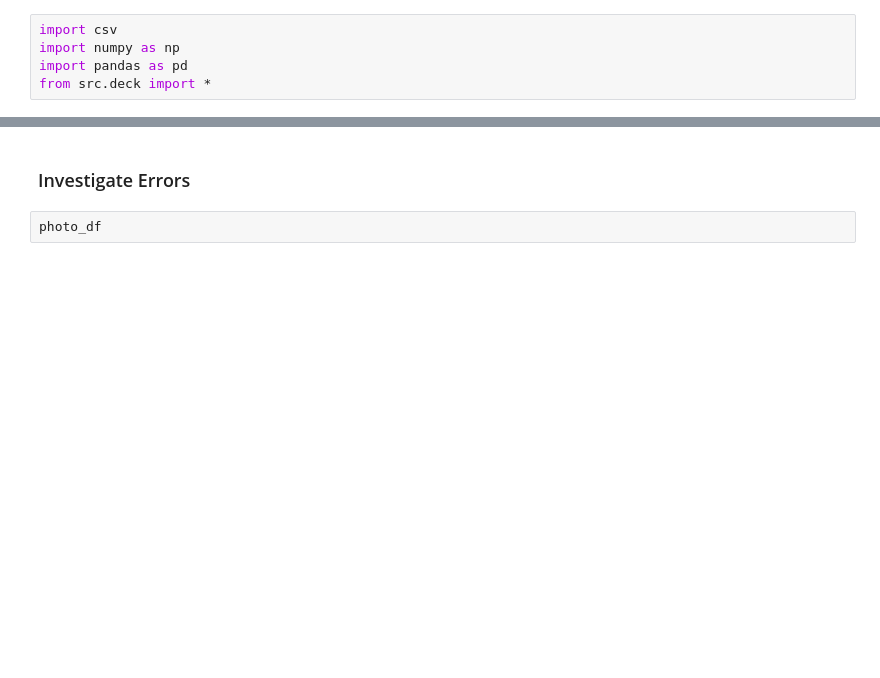
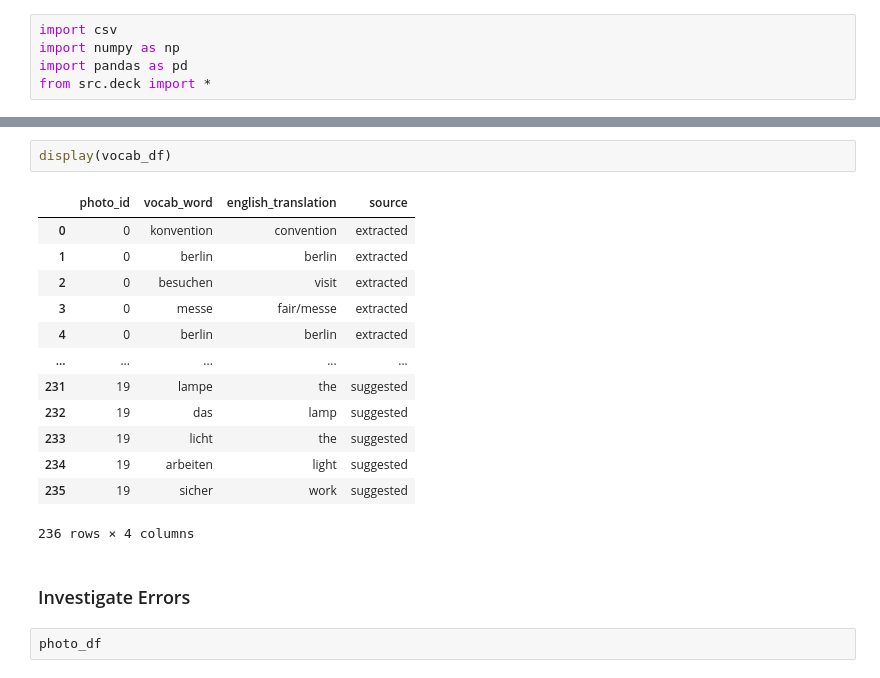
Before and after one commit to azeezabdikarim/visual-language-learning, a Jupyter notebook: notebooks/view_tables.ipynb, the cells around one changed output, grey strips where cells are left out. Saved outputs shown, nothing was run; the diff lists cells and outputs as text; blank space fills up the shorter version.

```diff
--- a/notebooks/view_tables.ipynb
+++ b/notebooks/view_tables.ipynb
@@ -28,3 +25,19 @@ vocab_df.iloc[8:]
+# %%
+display(vocab_df)
+# %% [output]
+|  | photo_id | vocab_word | english_translation | source |
+| 0 | 0 | konvention | convention | extracted |
+| 1 | 0 | berlin | berlin | extracted |
+| 2 | 0 | besuchen | visit | extracted |
+| 3 | 0 | messe | fair/messe | extracted |
+| 4 | 0 | berlin | berlin | extracted |
+| ... | ... | ... | ... | ... |
+| 231 | 19 | lampe | the | suggested |
+| 232 | 19 | das | lamp | suggested |
+| 233 | 19 | licht | the | suggested |
+| 234 | 19 | arbeiten | light | suggested |
+| 235 | 19 | sicher | work | suggested |
+236 rows × 4 columns
 # %% [markdown]
 ### Investigate Errors
 # %%
```
Also changed, not shown: parts of 3 cells of this notebook, 21 other files.
